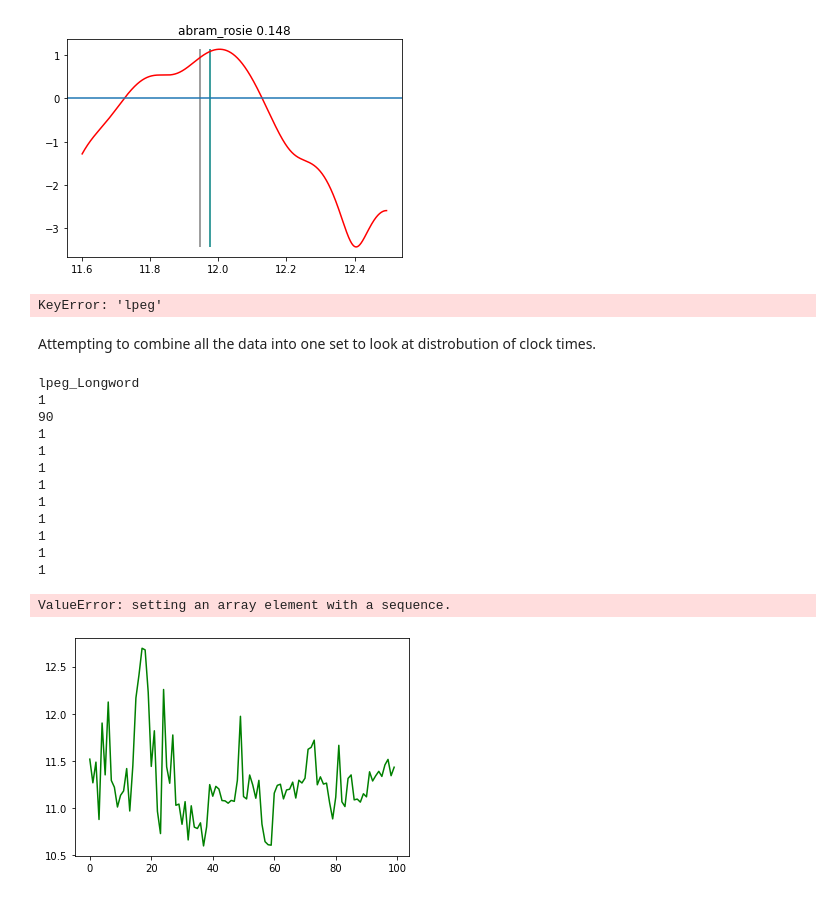
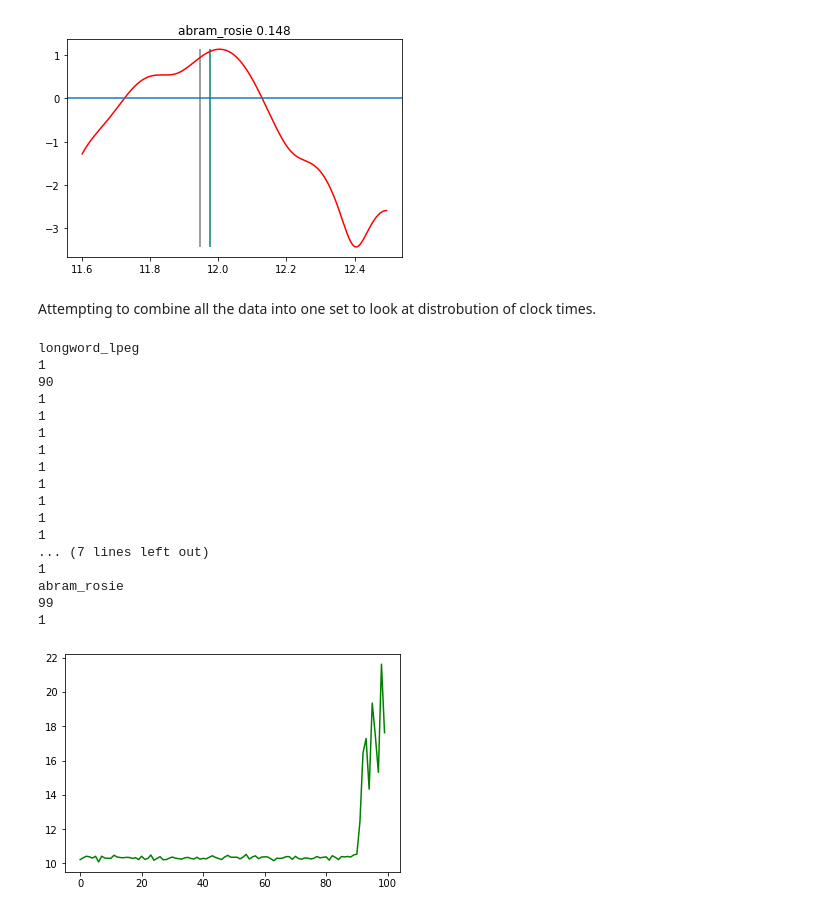
Before and after one commit to NatalieGrogan/SpeedAnalysis, a Jupyter notebook: KDE_Speed_Analysis.ipynb, the cells around one changed output. Saved outputs shown, nothing was run; the diff lists cells and outputs as text; code cells hidden in the pictures.

Commit message:
fixed real data plotting for the new data storage format

```diff
--- a/KDE_Speed_Analysis.ipynb
+++ b/KDE_Speed_Analysis.ipynb
@@ -357,7 +357,7 @@ for graph in min_max_Dic:
     temp = []
     prog, name = graph.split('_')
 
-    currentDF = DF_Dic[name][prog]
+    currentDF = DF_Dic[graph][name]
 
     temp.append(currentDF.min())
 
@@ -365,7 +365,7 @@ for graph in min_max_Dic:
         if val[1] < 0:
             temp.append(val[0])
 
-    temp.append(DF_Dic[name][prog].max())
+    temp.append(DF_Dic[graph][name].max())
 
     split_graph_dic[graph] = []
 
@@ -381,8 +381,6 @@ for graph in min_max_Dic:
         sum_counter += len(lists)
 
     assert sum_counter == len(currentDF),('Missing/Double Counted Data in splitting set '+graph)
-# %% [output]
-KeyError: 'lpeg'
 # %% [markdown]
 Attempting to combine all the data into one set to look at distrobution of clock times.
 # %%
@@ -391,7 +389,7 @@ for graph in split_graph_dic:
     for lists in split_graph_dic[graph]:
         print(len(lists))
 # %% [output]
-lpeg_Longword
+longword_lpeg
 1
 90
 1
@@ -403,17 +401,27 @@ lpeg_Longword
 1
 1
 1
+... (7 lines left out)
+1
+abram_rosie
+99
+1
 # %%
-test = 'Abram'
-for name in DF_Dic[test].columns:
-    if name =='lpeg':
-        color = 'green'
-    elif name =='Pexl':
-        color = 'blue'
-    elif name == 'Rosie':
-        color = 'red'
+pattern = 'longword'
 
-    plt.plot(DF_Dic[test][name], color = color)
+for DF in DF_Dic:
+
+    if DF.find(pattern) != -1:
+        tempDF = DF_Dic[DF]
+        name = tempDF.columns[0]
+
+        if name.find('lpeg') != -1:
+            color = 'green'
+        elif name.find('pexl') != -1:
+            color = 'blue'
+        elif name.find('rosie') != -1:
+            color = 'red'
+
+        plt.plot(DF_Dic[DF][name], color = color)
 # %% [output]
-ValueError: setting an array element with a sequence.
-[figure, old version]
+[figure, new version]
```
Also changed, not shown: 1 other file.
